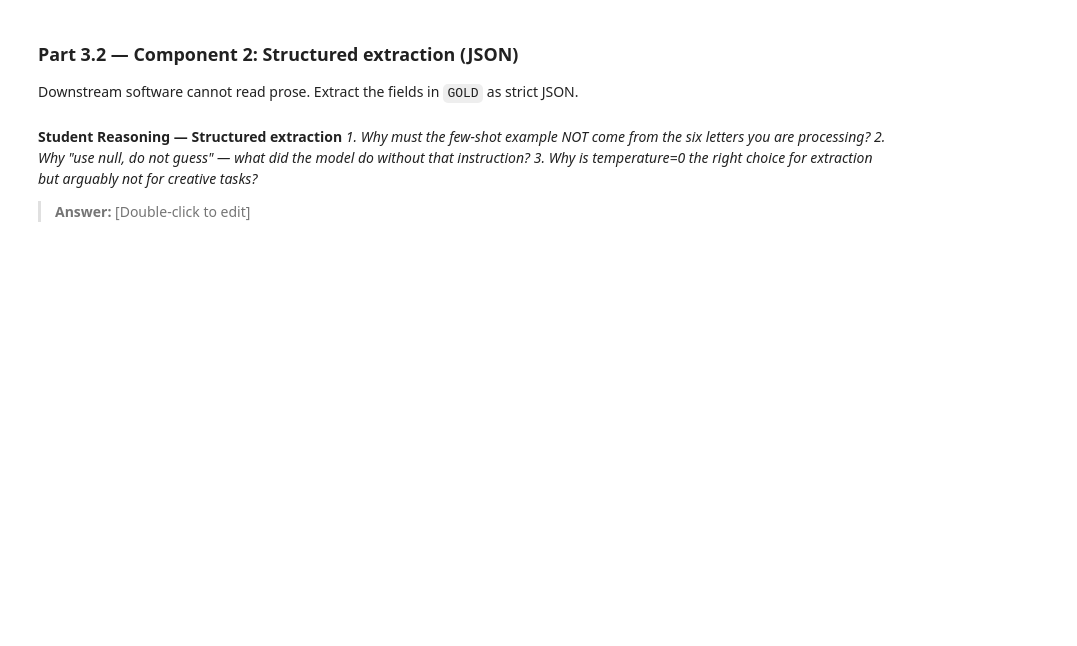
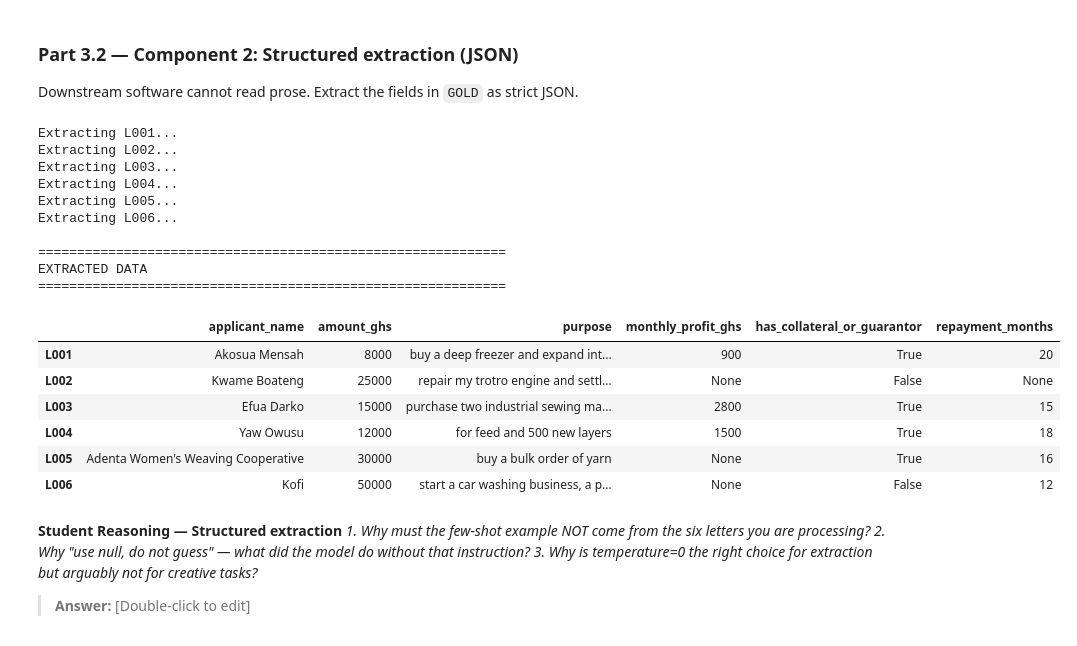
Before and after one commit to Kwadwo-Awuah/Lab-4, a Jupyter notebook: lab_4.ipynb, the cells around one changed output. Drawn from its saved outputs; the diff is of its cells as text; code cells hidden in the pictures; blank space fills up the shorter version.

````diff
--- a/lab_4.ipynb
+++ b/lab_4.ipynb
@@ -319,3 +303,73 @@ Downstream software cannot read prose. Extract the fields in `GOLD` as strict JS
+# %%
+# TODO: Write EXTRACT_PROMPT — a template that instructs the model to return ONLY a JSON
+import json
+import pandas as pd
+
+Extract_system = "You are an AI that extracts structured data from loan application lettersReturn ONLY a JSON object with these keys:- applicant_name (string)- amount_ghs (number)- purpose (string)- monthly_profit_ghs (number or null)- has_collateral_or_guarantor (boolean)- repayment_months (number or null) If a field is not mentioned in the letter, use null. Do not guess or infer.Here is an example:Letter: My name is Ama. I need 5000 cedis to buy sewing machines. I make 600 a month. I can repay in 10 months. My brother will guarantee.Output: {applicant_name: Ama, amount_ghs: 5000,purpose: buy sewing machines, monthly_profit_ghs: 600, has_collateral_or_guarantor: true, repayment_months: 10}Now extract from the following letter. Return ONLY the JSON object. Do not include any other text."
+def extract_fields(letter_text):
+  response = ask_llm(letter_text, system_prompt = Extract_system, temperature= 0.0)
+  response = response.strip()
+  if response.startswith("```json"):
+    response = response[7:]
+  if response.startswith("```"):
+    response = response[3:]
+  if response.endswith("```"):
+    response = response[:-3]
+  response = response.strip()
+  try:
+     return json.loads(response)
+  except:
+    print("Failed to parse")
+    print(response)
+    return None
+
+results = {}
+for letter_id, letter_text in LETTERS.items():
+    print(f"Extracting {letter_id}...")
+    data = extract_fields(letter_text)
+    results[letter_id] = data
+
+# Create DataFrame
+df = pd.DataFrame(results).T
+print("\n" + "=" * 60)
+print("EXTRACTED DATA")
+print("=" * 60)
+display(df)
+
+#   object with EXACTLY these keys:
+#     applicant_name (string), amount_ghs (number), purpose (string),
+#     monthly_profit_ghs (number or null), has_collateral_or_guarantor (boolean),
+#     repayment_months (number or null)
+#   Techniques to use:
+#     - explicit schema in the prompt
+#     - ONE worked example (few-shot) using a letter you write yourself (not from LETTERS!)
+#     - "If a field is not stated in the letter, use null. Do not guess."
+#     - temperature=0
+
+# TODO: Write extract_fields(letter_text) that calls the LLM, strips any ```json fences,
+#   json.loads() the result, and returns a dict. Handle parse failures gracefully
+#   (return None and print a warning).
+
+# TODO: Run it on ALL SIX letters; collect results into a pandas DataFrame (one row per
+#   letter) and display it.
+# %% [output]
+Extracting L001...
+Extracting L002...
+Extracting L003...
+Extracting L004...
+Extracting L005...
+Extracting L006...
+
+============================================================
+EXTRACTED DATA
+============================================================
+|  | applicant_name | amount_ghs | purpose | monthly_profit_ghs | has_collateral_or_guarantor | repayment_months |
+| L001 | Akosua Mensah | 8000 | buy a deep freezer and expand int... | 900 | True | 20 |
+| L002 | Kwame Boateng | 25000 | repair my trotro engine and settl... | None | False | None |
+| L003 | Efua Darko | 15000 | purchase two industrial sewing ma... | 2800 | True | 15 |
+| L004 | Yaw Owusu | 12000 | for feed and 500 new layers | 1500 | True | 18 |
+| L005 | Adenta Women's Weaving Cooperative | 30000 | buy a bulk order of yarn | None | True | 16 |
+| L006 | Kofi | 50000 | start a car washing business, a p... | None | False | 12 |
 # %% [markdown]
 **Student Reasoning — Structured extraction**
 *1. Why must the few-shot example NOT come from the six letters you are processing?*
````
Also changed, not shown: parts of 7 cells of this notebook.
